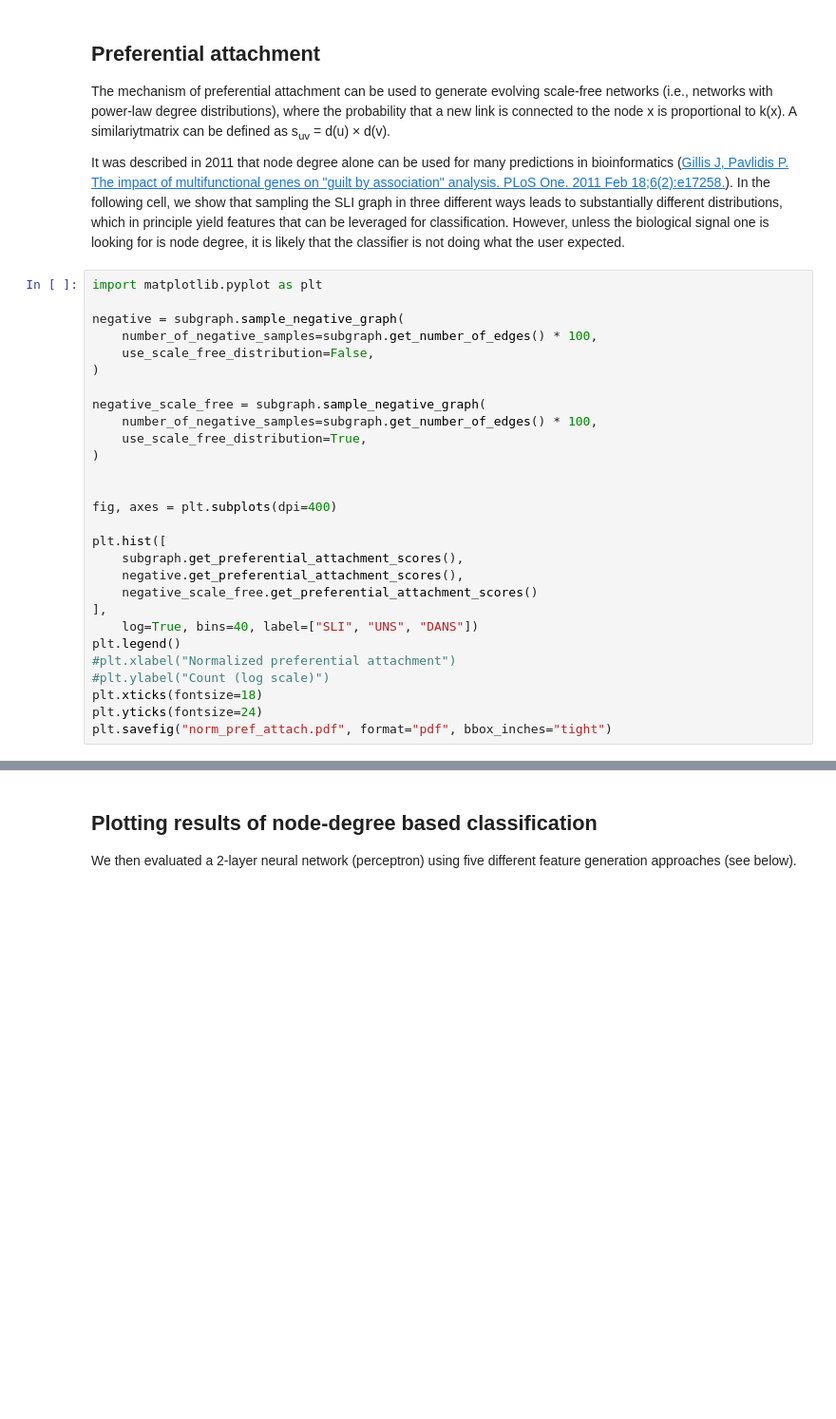
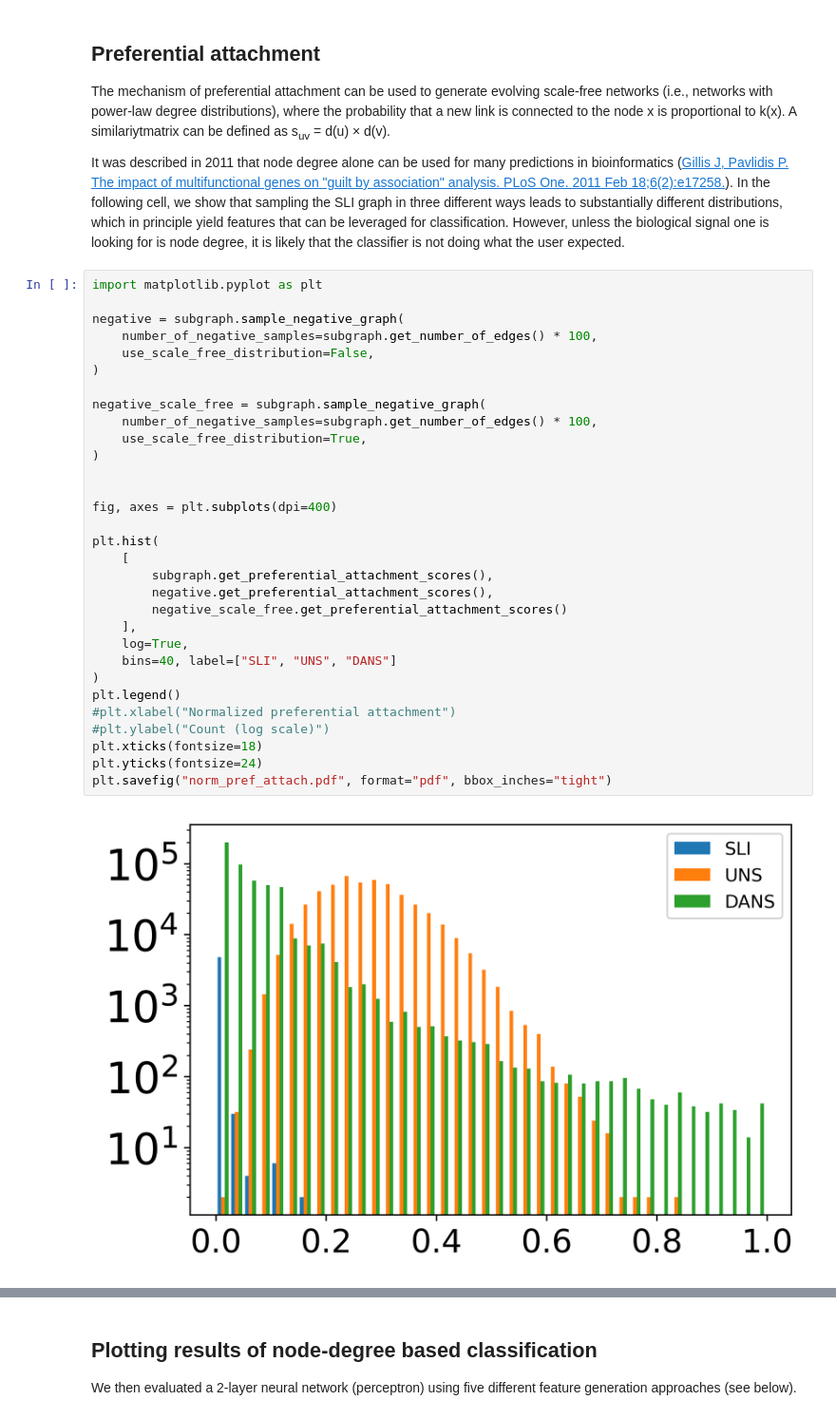
Before and after one commit to monarch-initiative/negativeExampleSelection, a Jupyter notebook: degreeBias.ipynb, the cells around one changed output, grey strips where cells are left out. Shown at 95% size. Drawn from its saved outputs; the diff is of its cells as text; blank space fills up the shorter version.

Commit message:
Fixed visualization of preferential attachment

```diff
--- a/degreeBias.ipynb
+++ b/degreeBias.ipynb
@@ -121,28 +128,33 @@ connected to the node x is proportional to k(x). A similariytmatrix can be defin
 # %%
 import matplotlib.pyplot as plt
 
 negative = subgraph.sample_negative_graph(
     number_of_negative_samples=subgraph.get_number_of_edges() * 100,
     use_scale_free_distribution=False,
 )
 
 negative_scale_free = subgraph.sample_negative_graph(
     number_of_negative_samples=subgraph.get_number_of_edges() * 100,
     use_scale_free_distribution=True,
 )
 
 
 fig, axes = plt.subplots(dpi=400)
 
-plt.hist([
-    subgraph.get_preferential_attachment_scores(),
-    negative.get_preferential_attachment_scores(),
-    negative_scale_free.get_preferential_attachment_scores()
-],
-    log=True, bins=40, label=["SLI", "UNS", "DANS"])
+plt.hist(
+    [
+        subgraph.get_preferential_attachment_scores(),
+        negative.get_preferential_attachment_scores(),
+        negative_scale_free.get_preferential_attachment_scores()
+    ],
+    log=True,
+    bins=40, label=["SLI", "UNS", "DANS"]
+)
 plt.legend()
 #plt.xlabel("Normalized preferential attachment")
 #plt.ylabel("Count (log scale)")
 plt.xticks(fontsize=18)
 plt.yticks(fontsize=24)
 plt.savefig("norm_pref_attach.pdf", format="pdf", bbox_inches="tight")
+# %% [output]
+[figure, added]
```
Also changed, not shown: parts of 2 cells of this notebook, 2 other files.
